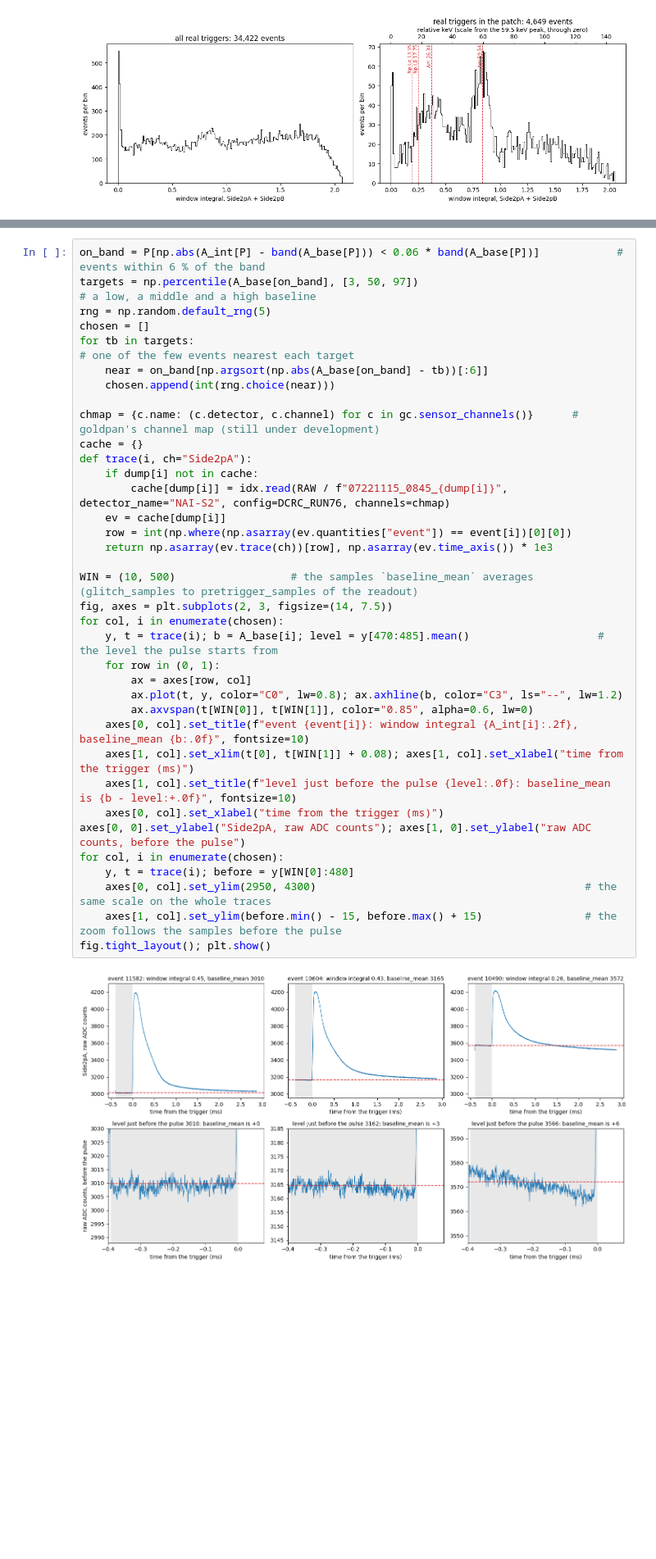
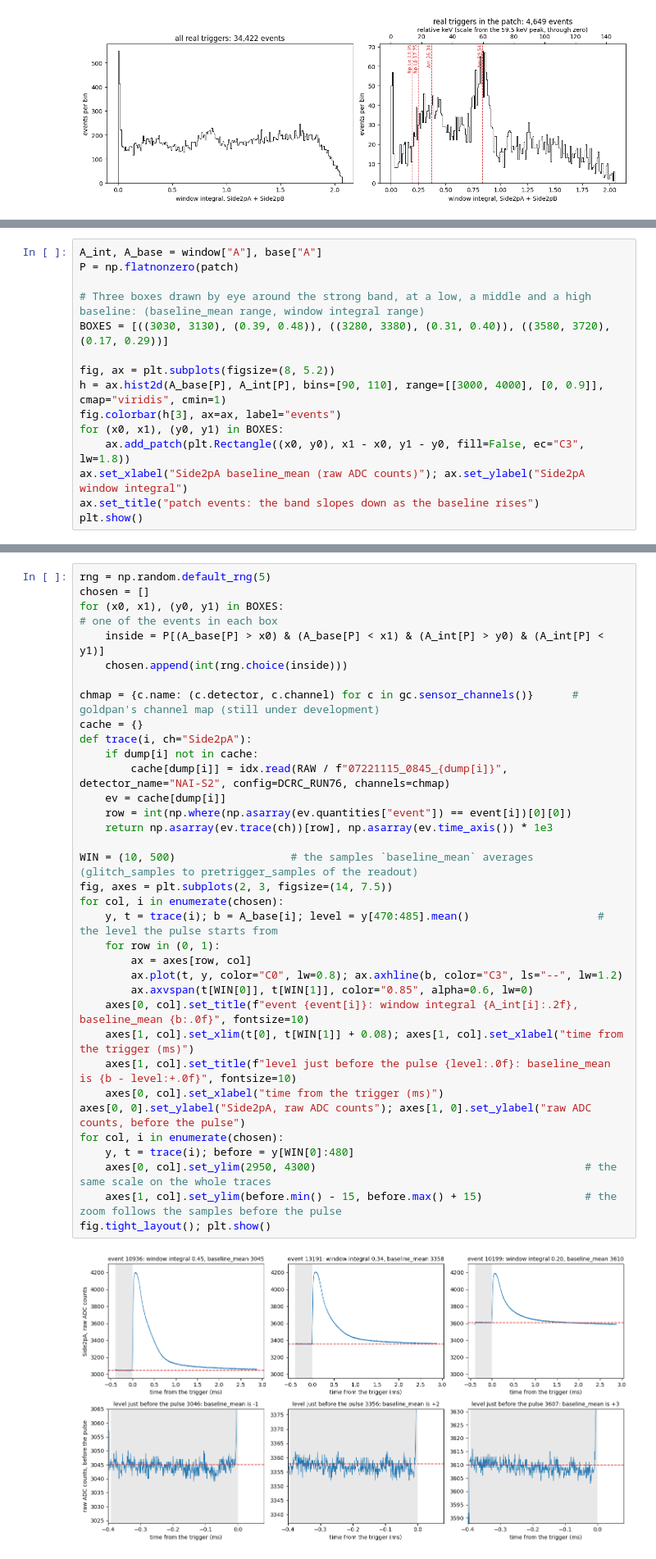
Before and after one commit to det-lab/nsdf-gold-demo, a Jupyter notebook: am-lines-demo.ipynb, the cells around one changed output, grey strips where cells are left out. Shown at 82% size. Drawn from its saved outputs; the diff is of its cells as text; blank space fills up the shorter version.

```diff
--- a/am-lines-demo.ipynb
+++ b/am-lines-demo.ipynb
@@ -108,0 +82,15 @@ plt.show()
+# %%
+A_int, A_base = window["A"], base["A"]
+P = np.flatnonzero(patch)
+
+# Three boxes drawn by eye around the strong band, at a low, a middle and a high baseline: (baseline_mean range, window integral range)
+BOXES = [((3030, 3130), (0.39, 0.48)), ((3280, 3380), (0.31, 0.40)), ((3580, 3720), (0.17, 0.29))]
+
+fig, ax = plt.subplots(figsize=(8, 5.2))
+h = ax.hist2d(A_base[P], A_int[P], bins=[90, 110], range=[[3000, 4000], [0, 0.9]], cmap="viridis", cmin=1)
+fig.colorbar(h[3], ax=ax, label="events")
+for (x0, x1), (y0, y1) in BOXES:
+    ax.add_patch(plt.Rectangle((x0, y0), x1 - x0, y1 - y0, fill=False, ec="C3", lw=1.8))
+ax.set_xlabel("Side2pA baseline_mean (raw ADC counts)"); ax.set_ylabel("Side2pA window integral")
+ax.set_title("patch events: the band slopes down as the baseline rises")
+plt.show()
@@ -114,39 +104,37 @@ Because the archive gives us every trace, we can go straight to them. Take event
 # %%
-on_band = P[np.abs(A_int[P] - band(A_base[P])) < 0.06 * band(A_base[P])]            # events within 6 % of the band
-targets = np.percentile(A_base[on_band], [3, 50, 97])                                 # a low, a middle and a high baseline
 rng = np.random.default_rng(5)
 chosen = []
-for tb in targets:                                                                    # one of the few events nearest each target
-    near = on_band[np.argsort(np.abs(A_base[on_band] - tb))[:6]]
-    chosen.append(int(rng.choice(near)))
+for (x0, x1), (y0, y1) in BOXES:                                                      # one of the events in each box
+    inside = P[(A_base[P] > x0) & (A_base[P] < x1) & (A_int[P] > y0) & (A_int[P] < y1)]
+    chosen.append(int(rng.choice(inside)))
 
 chmap = {c.name: (c.detector, c.channel) for c in gc.sensor_channels()}      # goldpan's channel map (still under development)
 cache = {}
 def trace(i, ch="Side2pA"):
     if dump[i] not in cache:
         cache[dump[i]] = idx.read(RAW / f"07221115_0845_{dump[i]}", detector_name="NAI-S2", config=DCRC_RUN76, channels=chmap)
     ev = cache[dump[i]]
     row = int(np.where(np.asarray(ev.quantities["event"]) == event[i])[0][0])
     return np.asarray(ev.trace(ch))[row], np.asarray(ev.time_axis()) * 1e3
 
 WIN = (10, 500)                  # the samples `baseline_mean` averages (glitch_samples to pretrigger_samples of the readout)
 fig, axes = plt.subplots(2, 3, figsize=(14, 7.5))
 for col, i in enumerate(chosen):
     y, t = trace(i); b = A_base[i]; level = y[470:485].mean()                    # the level the pulse starts from
     for row in (0, 1):
         ax = axes[row, col]
         ax.plot(t, y, color="C0", lw=0.8); ax.axhline(b, color="C3", ls="--", lw=1.2)
         ax.axvspan(t[WIN[0]], t[WIN[1]], color="0.85", alpha=0.6, lw=0)
     axes[0, col].set_title(f"event {event[i]}: window integral {A_int[i]:.2f}, baseline_mean {b:.0f}", fontsize=10)
     axes[1, col].set_xlim(t[0], t[WIN[1]] + 0.08); axes[1, col].set_xlabel("time from the trigger (ms)")
     axes[1, col].set_title(f"level just before the pulse {level:.0f}: baseline_mean is {b - level:+.0f}", fontsize=10)
     axes[0, col].set_xlabel("time from the trigger (ms)")
 axes[0, 0].set_ylabel("Side2pA, raw ADC counts"); axes[1, 0].set_ylabel("raw ADC counts, before the pulse")
 for col, i in enumerate(chosen):
     y, t = trace(i); before = y[WIN[0]:480]
     axes[0, col].set_ylim(2950, 4300)                                          # the same scale on the whole traces
     axes[1, col].set_ylim(before.min() - 15, before.max() + 15)                # the zoom follows the samples before the pulse
 fig.tight_layout(); plt.show()
 # %% [output]
-[figure, old version]
+[figure, new version]
 # %% [markdown]
```
Also changed, not shown: parts of 5 cells of this notebook.
